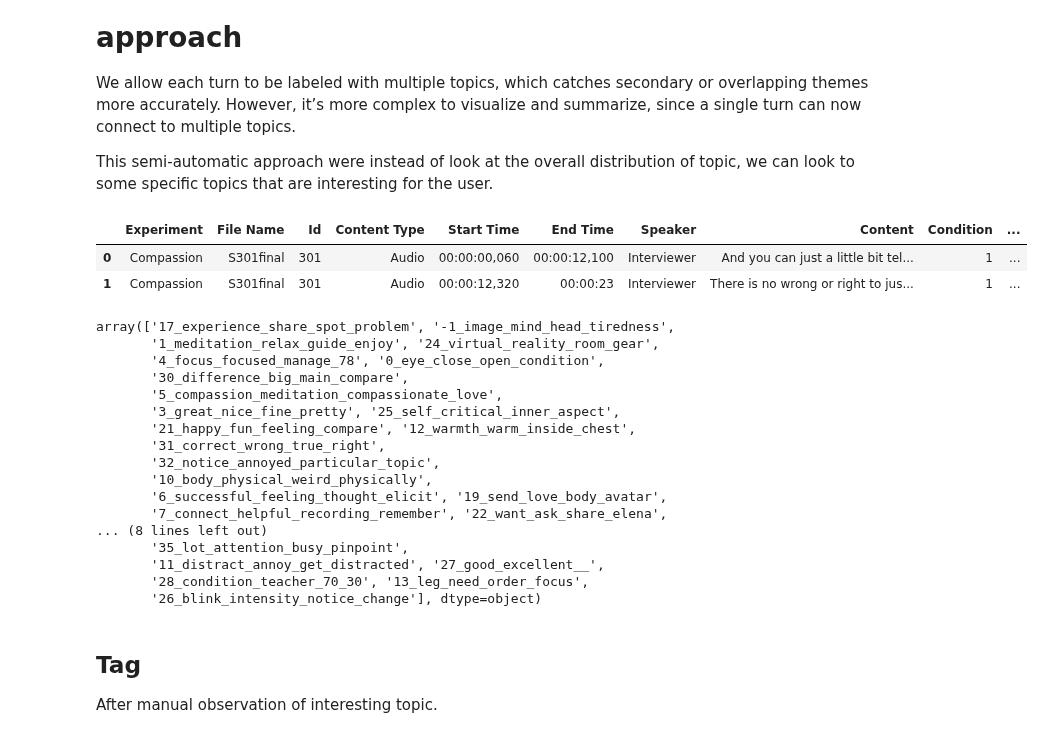
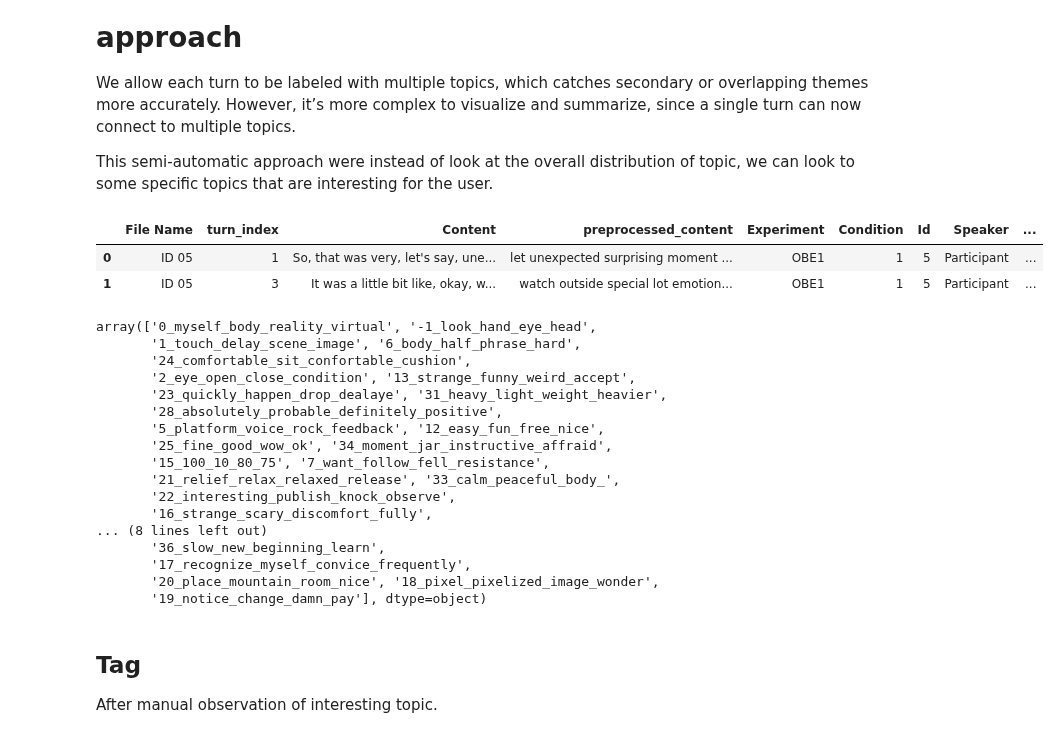
Before and after one commit to AfroDeivid/automatic-interviews-processing, a Jupyter notebook: src/analysis_topics.ipynb, the cells around one changed output. Saved outputs shown, nothing was run; the diff lists cells and outputs as text; code cells hidden in the pictures.

```diff
--- a/src/analysis_topics.ipynb
+++ b/src/analysis_topics.ipynb
@@ -141,34 +139,34 @@ def influence_analysis(topic_rows, tag_name):
 # %%
 import ast
 
-df = pd.read_csv("./outputs/topics/df_warm_tagged.csv")
+df = pd.read_csv("./outputs/topics/df_all_mix_tagged.csv")
 # Re-convert 'multiple_topics' column strings to lists (lost during saving to csv)
 df['multiple_topics'] = df['multiple_topics'].apply(lambda x: ast.literal_eval(x) if isinstance(x, str) else x)
 df.head(2)
 # %% [output]
-|  | Experiment | File Name | Id | Content Type | Start Time | End Time | Speaker | Content | Condition | ... |
-| 0 | Compassion | S301final | 301 | Audio | 00:00:00,060 | 00:00:12,100 | Interviewer | And you can just a little bit tel... | 1 | ... |
-| 1 | Compassion | S301final | 301 | Audio | 00:00:12,320 | 00:00:23 | Interviewer | There is no wrong or right to jus... | 1 | ... |
+|  | File Name | turn_index | Content | preprocessed_content | Experiment | Condition | Id | Speaker | ... |
+| 0 | ID 05 | 1 | So, that was very, let's say, une... | let unexpected surprising moment ... | OBE1 | 1 | 5 | Participant | ... |
+| 1 | ID 05 | 3 | It was a little bit like, okay, w... | watch outside special lot emotion... | OBE1 | 1 | 5 | Participant | ... |
 # %%
 df.one_topic_name.unique()
 # %% [output]
-array(['17_experience_share_spot_problem', '-1_image_mind_head_tiredness',
-       '1_meditation_relax_guide_enjoy', '24_virtual_reality_room_gear',
-       '4_focus_focused_manage_78', '0_eye_close_open_condition',
-       '30_difference_big_main_compare',
-       '5_compassion_meditation_compassionate_love',
-       '3_great_nice_fine_pretty', '25_self_critical_inner_aspect',
-       '21_happy_fun_feeling_compare', '12_warmth_warm_inside_chest',
-       '31_correct_wrong_true_right',
-       '32_notice_annoyed_particular_topic',
-       '10_body_physical_weird_physically',
-       '6_successful_feeling_thought_elicit', '19_send_love_body_avatar',
-       '7_connect_helpful_recording_remember', '22_want_ask_share_elena',
+array(['0_myself_body_reality_virtual', '-1_look_hand_eye_head',
+       '1_touch_delay_scene_image', '6_body_half_phrase_hard',
+       '24_comfortable_sit_confortable_cushion',
+       '2_eye_open_close_condition', '13_strange_funny_weird_accept',
+       '23_quickly_happen_drop_dealaye', '31_heavy_light_weight_heavier',
+       '28_absolutely_probable_definitely_positive',
+       '5_platform_voice_rock_feedback', '12_easy_fun_free_nice',
+       '25_fine_good_wow_ok', '34_moment_jar_instructive_affraid',
+       '15_100_10_80_75', '7_want_follow_fell_resistance',
+       '21_relief_relax_relaxed_release', '33_calm_peaceful_body_',
+       '22_interesting_publish_knock_observe',
+       '16_strange_scary_discomfort_fully',
 ... (8 lines left out)
-       '35_lot_attention_busy_pinpoint',
-       '11_distract_annoy_get_distracted', '27_good_excellent__',
-       '28_condition_teacher_70_30', '13_leg_need_order_focus',
-       '26_blink_intensity_notice_change'], dtype=object)
+       '36_slow_new_beginning_learn',
+       '17_recognize_myself_convice_frequently',
+       '20_place_mountain_room_nice', '18_pixel_pixelized_image_wonder',
+       '19_notice_change_damn_pay'], dtype=object)
 # %% [markdown]
 ## Tag
 After manual observation of interesting topic.
```
Also changed, not shown: parts of 12 cells of this notebook, 7 other files.
